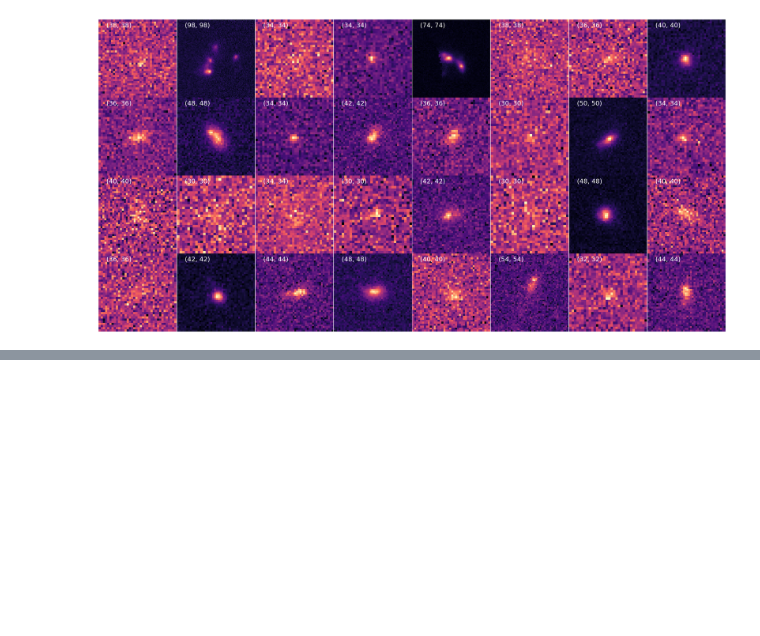
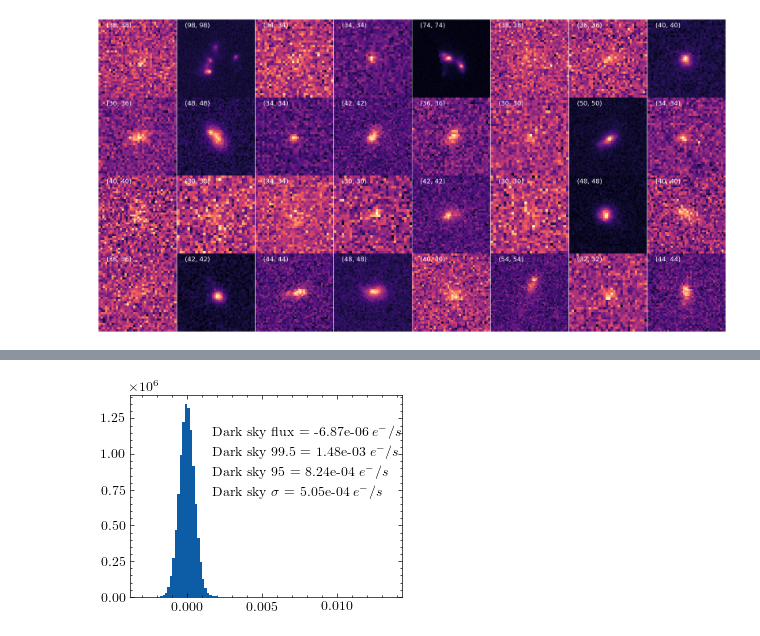
Before and after one commit to AlexandreAdam/hst_diffusion_project, a Jupyter notebook: data_visualization.ipynb, the cells around one changed output, grey strips where cells are left out. Saved outputs shown, nothing was run; the diff lists cells and outputs as text; code cells hidden in the pictures; blank space fills up the shorter version.

```diff
--- a/data_visualization.ipynb
+++ b/data_visualization.ipynb
@@ -80,0 +156,17 @@ plt.subplots_adjust(hspace=0, wspace=0)
+# %%
+# Maybe a gaussian likelihood can get us going.
+px_values = np.stack(good_crops).ravel()
+
+mode = np.quantile(px_values, q=0.5)
+three_sigma = np.quantile(px_values, q=0.997)
+two_sigma = np.quantile(px_values, q=0.95)
+sigma = np.std(px_values)
+
+
+plt.hist(np.stack(good_crops).ravel(), bins=100)
+plt.annotate(r"Dark sky flux = %.2e $e^{-}/s$" % mode, xy=(0.3, 0.8), xycoords="axes fraction")
+plt.annotate(r"Dark sky 99.5 = %.2e $e^{-}/s$" % three_sigma, xy=(0.3, 0.7), xycoords="axes fraction")
+plt.annotate(r"Dark sky 95 = %.2e $e^{-}/s$" % two_sigma, xy=(0.3, 0.6), xycoords="axes fraction")
+plt.annotate(r"Dark sky $\sigma$ = %.2e $e^{-}/s$" % sigma, xy=(0.3, 0.5), xycoords="axes fraction");
+# %% [output]
+[figure, added]
```
Also changed, not shown: parts of 9 cells of this notebook, 1 other file.
